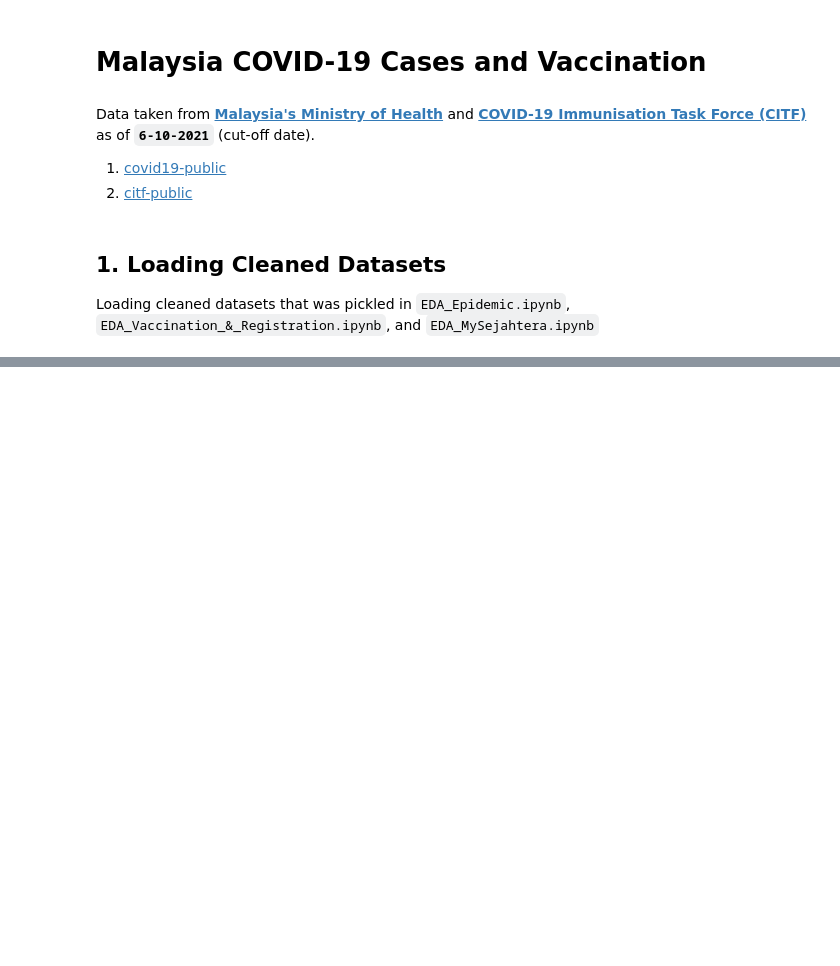
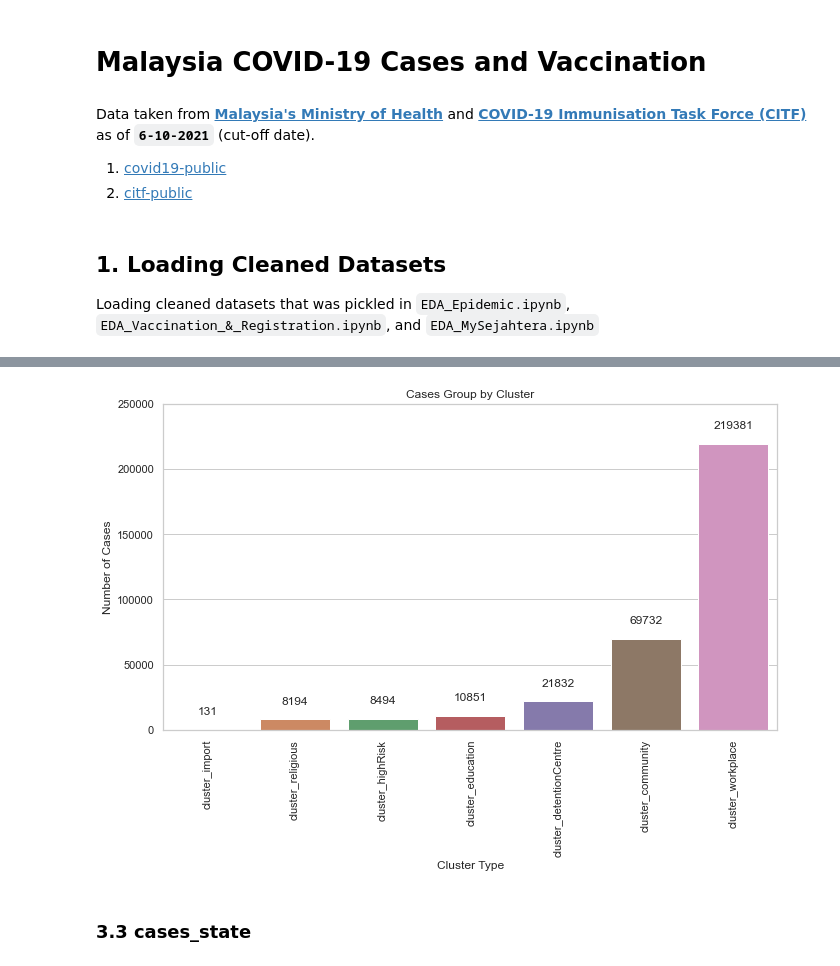
Before and after one commit to BingQuanChua/COVID-19-Msia-Cases-And-Vaccination, a Jupyter notebook: Project_Q1-Q3.ipynb, the cells around one changed output, grey strips where cells are left out. Drawn from its saved outputs; the diff is of its cells as text; code cells hidden in the pictures; blank space fills up the shorter version.

```diff
--- a/Project_Q1-Q3.ipynb
+++ b/Project_Q1-Q3.ipynb
@@ -117,0 +267,12 @@ trace_malaysia = pickle.load(open('pickle_files/trace_malaysia.pkl', 'rb'))
+# %%
+cases_type2 = [#'cases_new',\
+              'cluster_import',\
+              'cluster_religious',\
+              'cluster_community',\
+              'cluster_highRisk',\
+              'cluster_education',\
+              'cluster_detentionCentre',\
+              'cluster_workplace']
+cases_malaysia_cluster_melt = cases_malaysia_cluster[cases_type2].melt()
+cases_malaysia_cluster_melt.columns = ['cluster_type', 'count'] # change column name
+cases_malaysia_cluster_melt
@@ -117,0 +293,5 @@ trace_malaysia = pickle.load(open('pickle_files/trace_malaysia.pkl', 'rb'))
+# %%
+df_casesClusterTotal = cases_malaysia_cluster_melt.groupby(["cluster_type"]).sum()
+df_casesClusterTotal.sort_values('count', axis=0, inplace=True)
+df_casesClusterTotal.reset_index(inplace=True)
+df_casesClusterTotal
@@ -117,0 +307,20 @@ trace_malaysia = pickle.load(open('pickle_files/trace_malaysia.pkl', 'rb'))
+# %%
+sns.set(rc={'figure.figsize':(11,6)})
+sns.set(style="whitegrid", color_codes=True)
+
+b = sns.barplot(x="cluster_type", y="count",  data=df_casesClusterTotal)
+b.set_xticklabels(b.get_xticklabels(), rotation=90)
+b.set_title('Cases Group by Cluster')
+b.set_ylabel('Number of Cases')
+b.set_xlabel('Cluster Type')
+b.set(ylim=(0, 250000))
+
+for p in b.patches:
+    	b.annotate("%.0f" % p.get_height(), (p.get_x() +
+	p.get_width() / 2., p.get_height()),
+    	ha='center', va='center', rotation=0,
+	xytext=(0, 18), textcoords='offset points')
+# %% [output]
+[figure, added]
+# %% [markdown]
+### 3.3 cases_state
```
Also changed, not shown: parts of 32 cells of this notebook, 5 other files.
